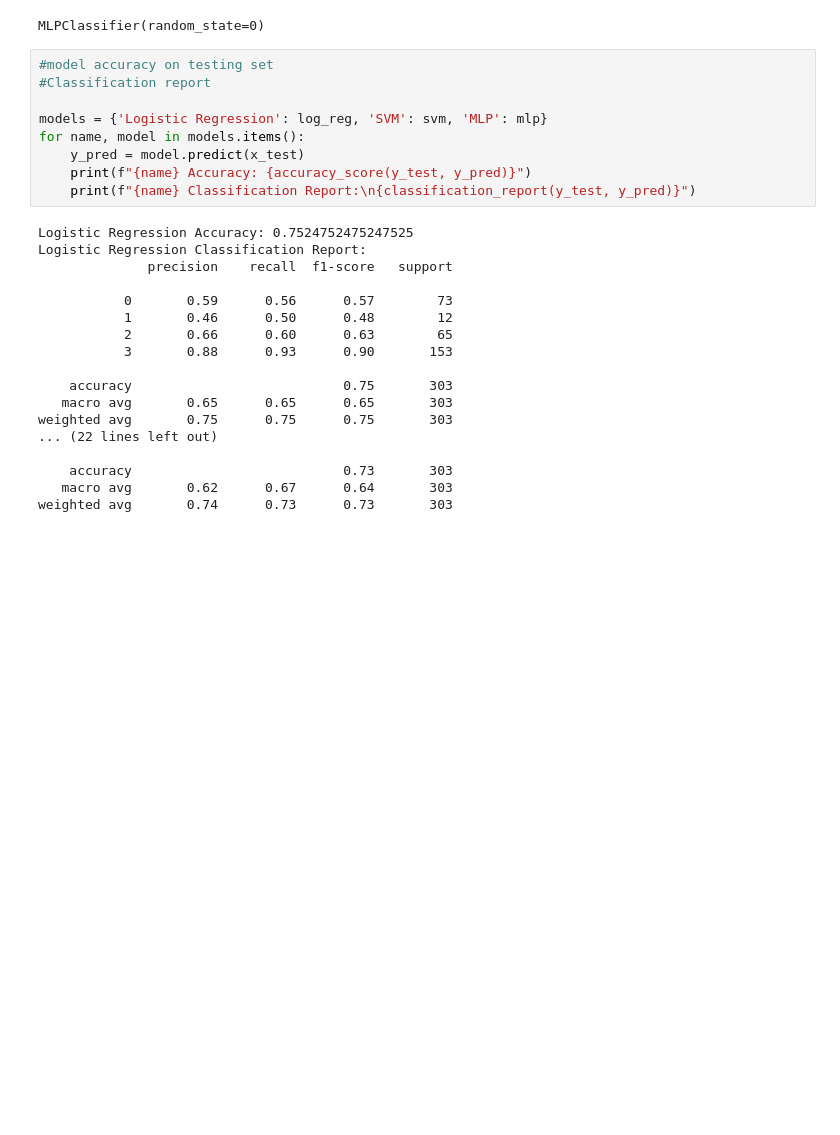
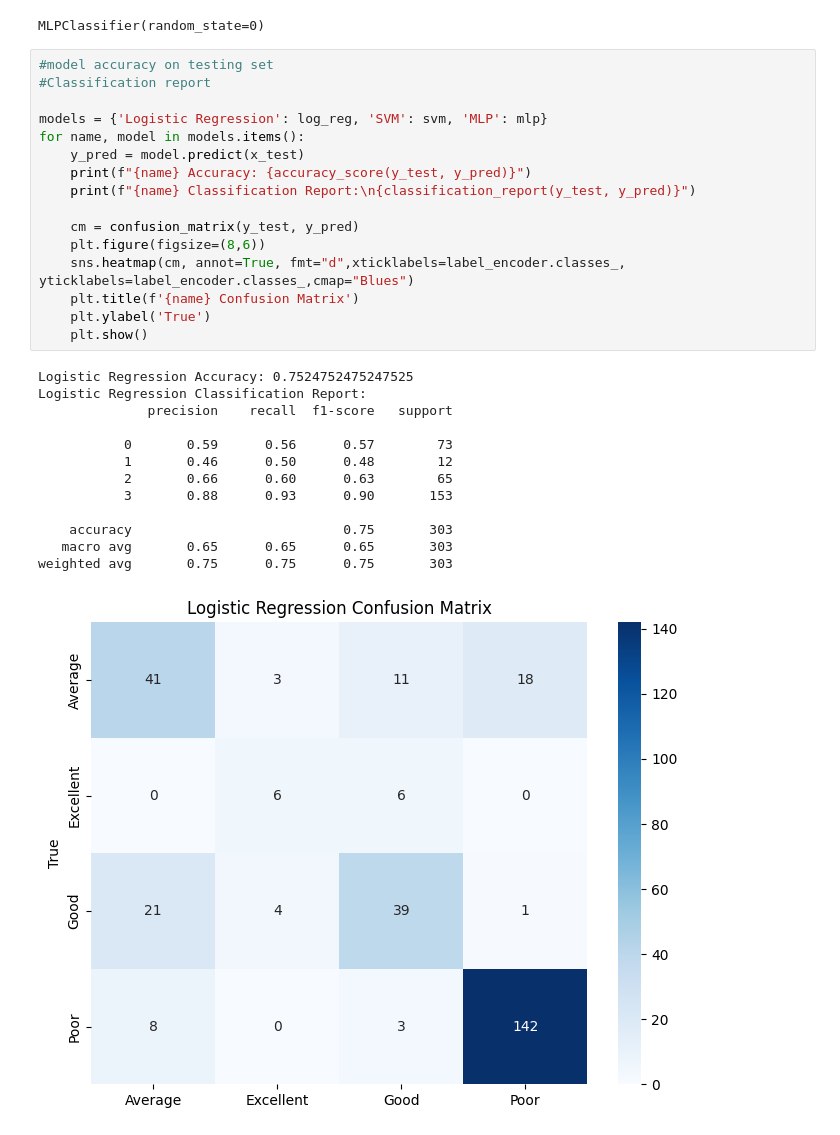
Before and after one commit to iKeiNagai/Data-Science, a Jupyter notebook: multi_class_classifier.ipynb, the cells around one changed output. Cells and saved outputs as stored; diff of their text form; blank space fills up the shorter version.

Commit message:
confusion matrix for each model

```diff
--- a/multi_class_classifier.ipynb
+++ b/multi_class_classifier.ipynb
@@ -191,27 +193,30 @@ MLPClassifier(random_state=0)
 # %%
 #model accuracy on testing set
 #Classification report
 
 models = {'Logistic Regression': log_reg, 'SVM': svm, 'MLP': mlp}
 for name, model in models.items():
     y_pred = model.predict(x_test)
     print(f"{name} Accuracy: {accuracy_score(y_test, y_pred)}")
     print(f"{name} Classification Report:\n{classification_report(y_test, y_pred)}")
+
+    cm = confusion_matrix(y_test, y_pred)
+    plt.figure(figsize=(8,6))
+    sns.heatmap(cm, annot=True, fmt="d",xticklabels=label_encoder.classes_, yticklabels=label_encoder.classes_,cmap="Blues")
+    plt.title(f'{name} Confusion Matrix')
+    plt.ylabel('True')
+    plt.show()
 # %% [output]
 Logistic Regression Accuracy: 0.7524752475247525
 Logistic Regression Classification Report:
               precision    recall  f1-score   support
 
            0       0.59      0.56      0.57        73
            1       0.46      0.50      0.48        12
            2       0.66      0.60      0.63        65
            3       0.88      0.93      0.90       153
 
     accuracy                           0.75       303
    macro avg       0.65      0.65      0.65       303
 weighted avg       0.75      0.75      0.75       303
-... (22 lines left out)
-
-    accuracy                           0.73       303
-   macro avg       0.62      0.67      0.64       303
-weighted avg       0.74      0.73      0.73       303
+[figure, added]
```
Also changed, not shown: parts of 2 cells of this notebook.
